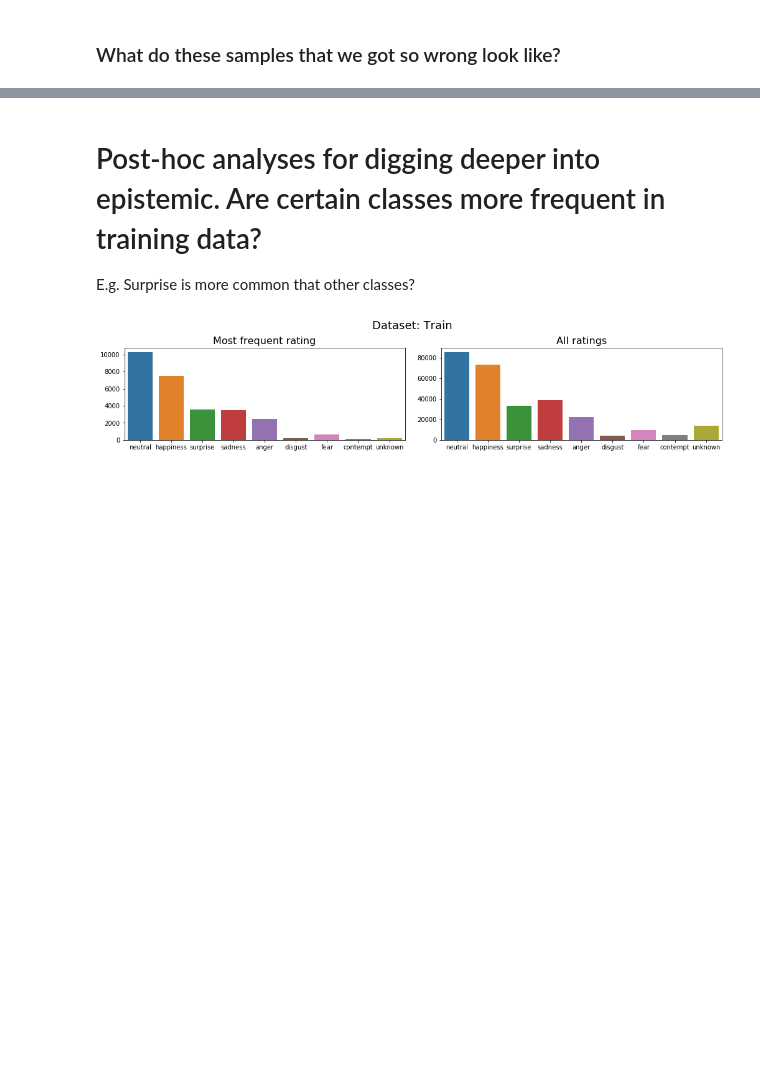
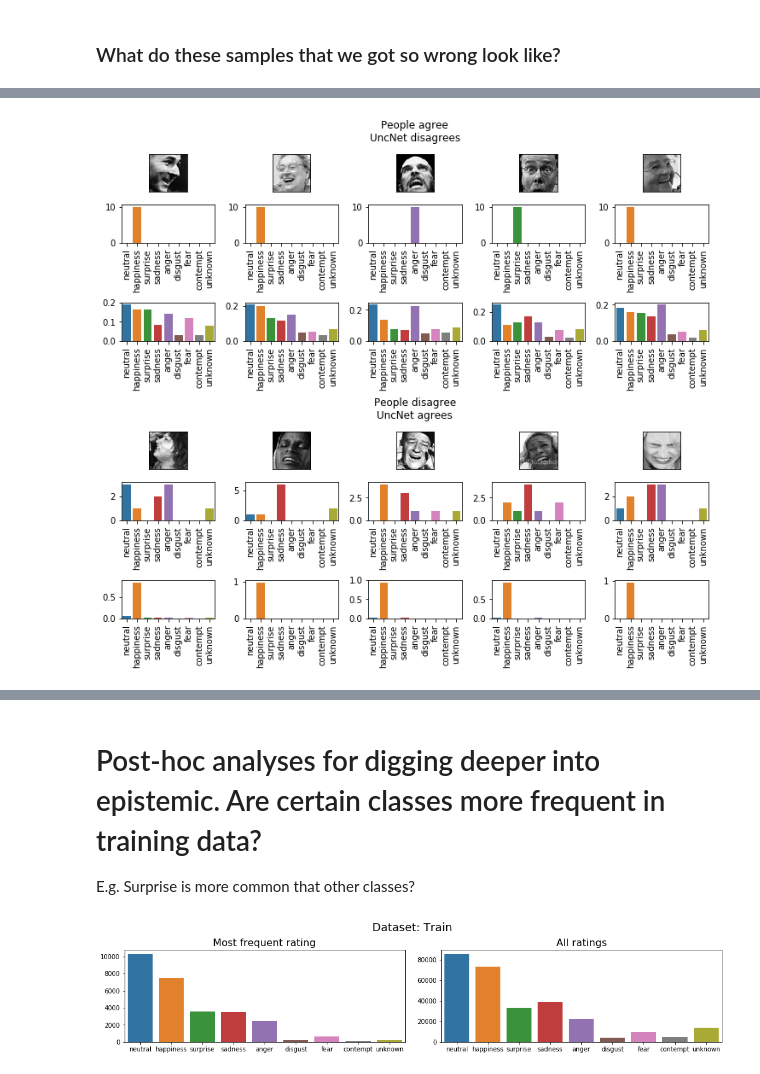
Before and after one commit to asmadotgh/unc-net, a Jupyter notebook: src/uncnet_exploration.ipynb, the cells around one changed output, grey strips where cells are left out. Saved outputs shown, nothing was run; the diff lists cells and outputs as text; code cells hidden in the pictures; blank space fills up the shorter version.

Commit message:
edge case exploration

```diff
--- a/src/uncnet_exploration.ipynb
+++ b/src/uncnet_exploration.ipynb
@@ -515 +533,42 @@ comparison_plots(test, x, f'total{unc_postfix}')
+# %%
+def _plot_img_hist_multi_ttl(inp, axes, ax_i, ax_j, ttl_cols):
+    img_ax = axes[ax_i, ax_j]
+    true_hist_ax = axes[ax_i+1, ax_j]
+    pred_hist_ax = axes[ax_i+2, ax_j]
+
+    ttl = ''
+    for ttl_col in ttl_cols:
+        ttl+=f'{ttl_col}={inp[ttl_col]:.3f}\n'
+
+    NEW_SHAPE = (48, 48)
+    img_arr = np.array([int(i) for i in inp['pixels'].split(' ')])
+    img_arr = np.reshape(img_arr, NEW_SHAPE)
+    img_ax.set_title(ttl)
+    img_ax.imshow(img_arr, cmap='gray')
+    img_ax.set_xticks([])
+    img_ax.set_yticks([])
+
+    sns.barplot(np.arange(len(EMOTION_COLS)), list(inp[EMOTION_COLS]), ax=true_hist_ax)
+    true_hist_ax.set_xticklabels(EMOTION_COLS, rotation='vertical')
+
+    sns.barplot(np.arange(len(EMOTION_COLS)), list(inp[[f'uncnet_{emotion}' for emotion in EMOTION_COLS]]),
+                ax=pred_hist_ax)
+    pred_hist_ax.set_xticklabels(EMOTION_COLS, rotation='vertical')
+#     pred_hist_ax.set_ylim([0,1])
+
+
+def plot_edge_cases(input_unsorted, n=5):
+    inp = input_unsorted.sort_values(by='diff_entropy', ascending=True).reset_index(drop=True)
+    f, axes = plt.subplots(6, n, figsize=(n*2, 9), constrained_layout=True)
+    for i in range(n):
+        _plot_img_hist_multi_ttl(inp.iloc[i], axes, 0, i, []) #'diff_entropy', 'uncnet_entropy', 'entropy'
+    axes[0, int(n/2)].set_title(f'People agree\nUncNet disagrees', size=12, y=1.2)
+
+    for i in range(n):
+        _plot_img_hist_multi_ttl(inp.iloc[len(inp)-1-i], axes, 3, n-i-1, []) #'diff_entropy', 'uncnet_entropy', 'entropy'
+    axes[3, int(n/2)].set_title(f'People disagree\nUncNet agrees', size=12, y=1.2)
+
+plot_edge_cases(test, n=5)
+# %% [output]
+[figure, added]
 # %% [markdown]
```
Also changed, not shown: parts of 28 cells of this notebook.
